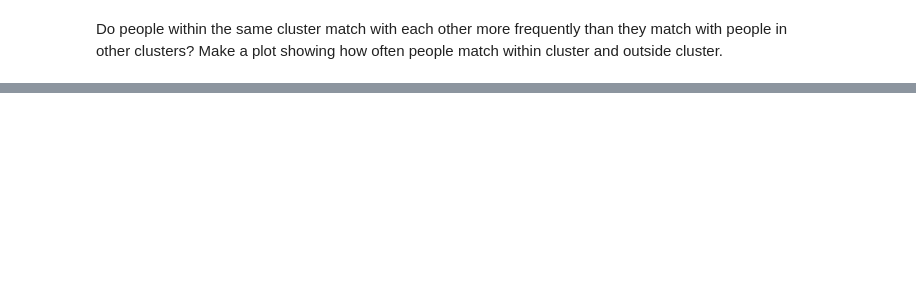
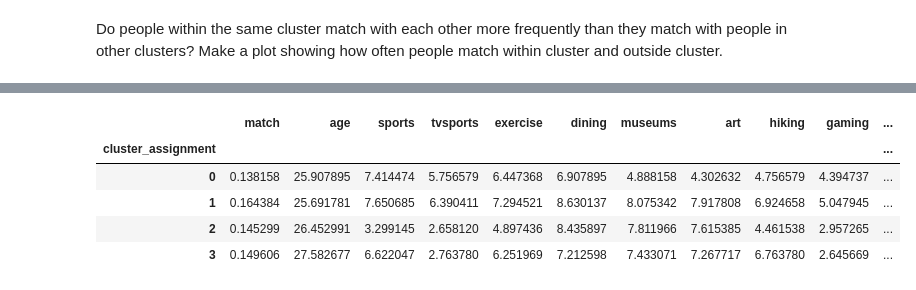
Before and after one commit to rmw647/not-that-into-you, a Jupyter notebook: Speed+Dating+Script+New.ipynb, the cells around one changed output, grey strips where cells are left out. Cells and saved outputs as stored; diff of their text form; code cells hidden in the pictures; blank space fills up the shorter version.

```diff
--- a/Speed+Dating+Script+New.ipynb
+++ b/Speed+Dating+Script+New.ipynb
@@ -79,5 +106,14 @@ cluster_sizes
 # %%
 profiles = bio_info_subset.groupby(['cluster_assignment']).mean()
 profiles.drop(['pid','iid'], inplace=True,axis=1)
+# %%
+profiles
+# %% [output]
+|  | match | age | sports | tvsports | exercise | dining | museums | art | hiking | gaming | ... |
+| cluster_assignment |  |  |  |  |  |  |  |  |  |  | ... |
+| 0 | 0.138158 | 25.907895 | 7.414474 | 5.756579 | 6.447368 | 6.907895 | 4.888158 | 4.302632 | 4.756579 | 4.394737 | ... |
+| 1 | 0.164384 | 25.691781 | 7.650685 | 6.390411 | 7.294521 | 8.630137 | 8.075342 | 7.917808 | 6.924658 | 5.047945 | ... |
+| 2 | 0.145299 | 26.452991 | 3.299145 | 2.658120 | 4.897436 | 8.435897 | 7.811966 | 7.615385 | 4.461538 | 2.957265 | ... |
+| 3 | 0.149606 | 27.582677 | 6.622047 | 2.763780 | 6.251969 | 7.212598 | 7.433071 | 7.267717 | 6.763780 | 2.645669 | ... |
 # %%
 %matplotlib inline
```
Also changed, not shown: parts of 5 cells of this notebook.
